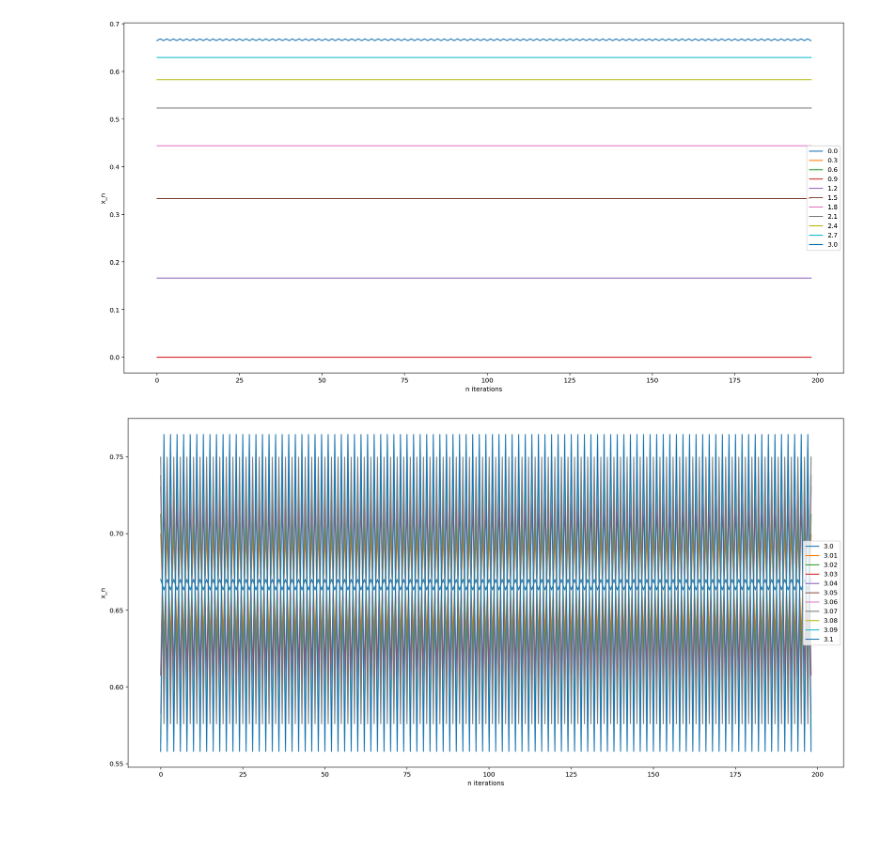
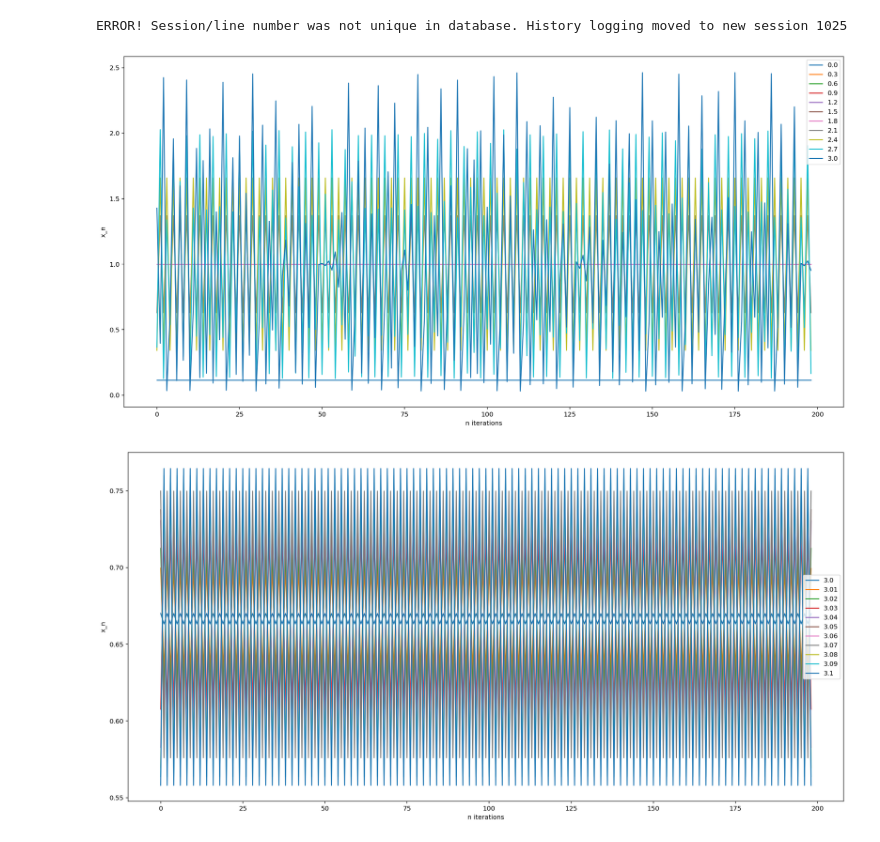
Before and after one commit to Fr0do/HPPL_2021, a Jupyter notebook: Task_1_bifurcation_diagram.ipynb, the cells around one changed output. Drawn from its saved outputs; the diff is of its cells as text; code cells hidden in the pictures.

```diff
--- a/Task_1_bifurcation_diagram.ipynb
+++ b/Task_1_bifurcation_diagram.ipynb
@@ -4,10 +4,16 @@ import matplotlib.pyplot as plt
 %matplotlib inline
 %config InlineBackend.figure_format='retina'
 # %%
-def map_fn(x, r):
+def logistic_map(x, r):
     return r * x * (1 - x)
+
+def exp_map(x, r):
+    return x * np.exp(r * (1 - x))
+
+def sin_map(x, r):
+    return r * np.sin(np.pi * x)
 # %%
-def evolution(r=1, n=200, m=200):
+def evolution(r=1, n=200, m=200, map_fn=logistic_map):
     x = []
     x_next = np.random.random()
     for i in range(n + m):
@@ -15,21 +21,23 @@ def evolution(r=1, n=200, m=200):
         if i > n:
             x.append(x_next)
     return x
+# %% [output]
+ERROR! Session/line number was not unique in database. History logging moved to new session 1025
 # %%
-def plot_evolution(r=1, n=200, m=200):
-    x = evolution(r, n, m)
+def plot_evolution(r=1, n=200, m=200, map_fn=logistic_map):
+    x = evolution(r, n, m, map_fn)
     plt.ylabel('x_n')
     plt.xlabel('n iterations')
     plt.plot(x)
 # %%
 plt.figure(figsize=(20,10))
 rs = np.linspace(0, 3., 11)
 for r in rs:
-    plot_evolution(r)
+    plot_evolution(r, map_fn=exp_map)
 plt.legend(rs.round(3))
 plt.show()
 # %% [output]
-[figure, old version]
+[figure, new version]
 # %%
 plt.figure(figsize=(20,10))
 rs = np.linspace(3., 3.1, 11)
```
Also changed, not shown: parts of 2 cells of this notebook, 14 other files.
